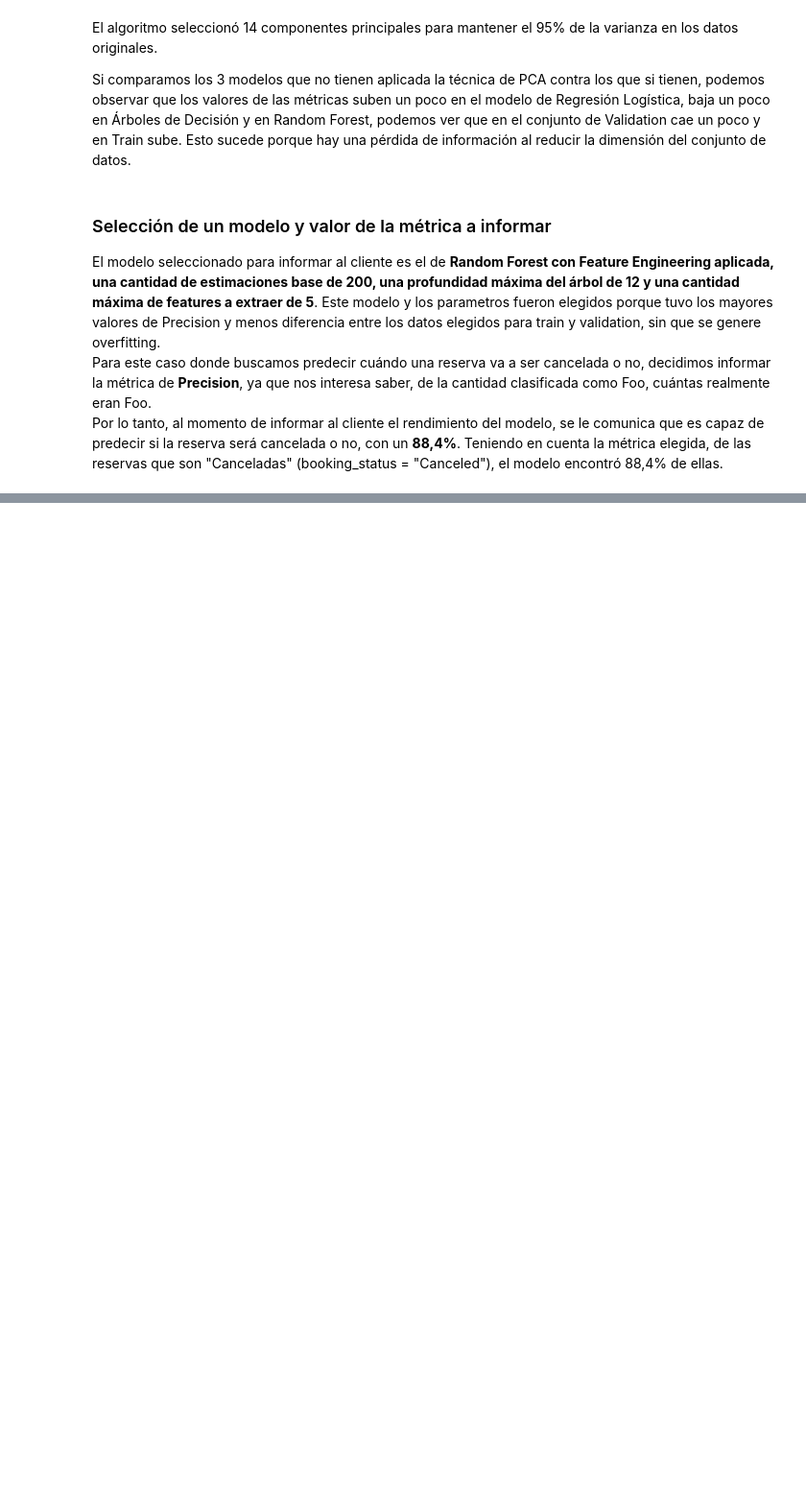
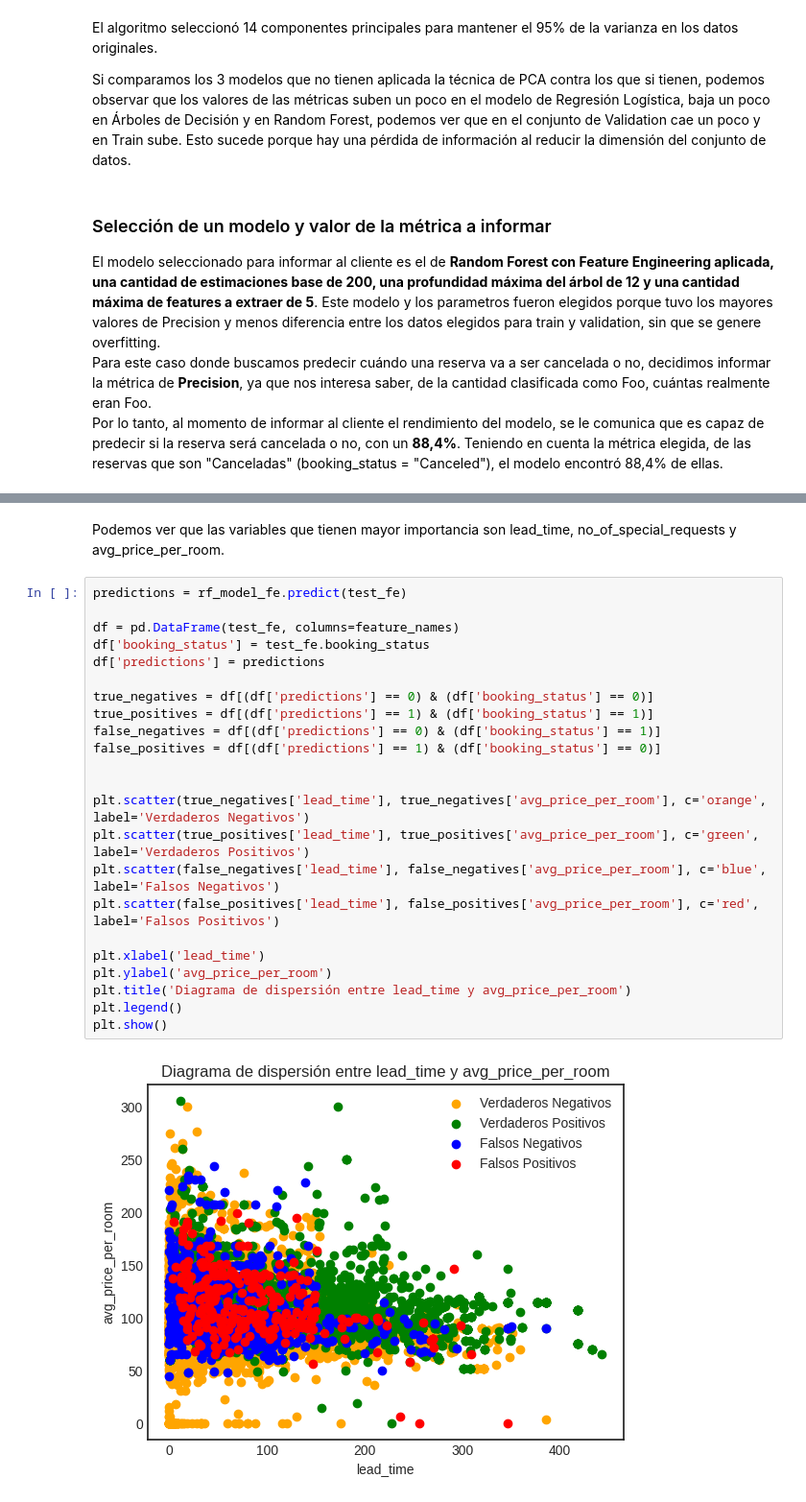
Before and after one commit to nachopalmieri/TP_ML_Aiasa_Fassanelli_Palmieri, a Jupyter notebook: tp2_experimentation.ipynb, the cells around one changed output, grey strips where cells are left out. Shown at 96% size. Cells and saved outputs as stored; diff of their text form; blank space fills up the shorter version.

```diff
--- a/tp2_experimentation.ipynb
+++ b/tp2_experimentation.ipynb
@@ -1028,0 +1045,27 @@ Por lo tanto, al momento de informar al cliente el rendimiento del modelo, se le
+# %% [markdown]
+Podemos ver que las variables que tienen mayor importancia son lead_time, no_of_special_requests y avg_price_per_room.
+# %%
+predictions = rf_model_fe.predict(test_fe)
+
+df = pd.DataFrame(test_fe, columns=feature_names)
+df['booking_status'] = test_fe.booking_status
+df['predictions'] = predictions
+
+true_negatives = df[(df['predictions'] == 0) & (df['booking_status'] == 0)]
+true_positives = df[(df['predictions'] == 1) & (df['booking_status'] == 1)]
+false_negatives = df[(df['predictions'] == 0) & (df['booking_status'] == 1)]
+false_positives = df[(df['predictions'] == 1) & (df['booking_status'] == 0)]
+
+
+plt.scatter(true_negatives['lead_time'], true_negatives['avg_price_per_room'], c='orange', label='Verdaderos Negativos')
+plt.scatter(true_positives['lead_time'], true_positives['avg_price_per_room'], c='green', label='Verdaderos Positivos')
+plt.scatter(false_negatives['lead_time'], false_negatives['avg_price_per_room'], c='blue', label='Falsos Negativos')
+plt.scatter(false_positives['lead_time'], false_positives['avg_price_per_room'], c='red', label='Falsos Positivos')
+
+plt.xlabel('lead_time')
+plt.ylabel('avg_price_per_room')
+plt.title('Diagrama de dispersión entre lead_time y avg_price_per_room')
+plt.legend()
+plt.show()
+# %% [output]
+[figure, added]
```
Also changed, not shown: parts of 5 cells of this notebook.
